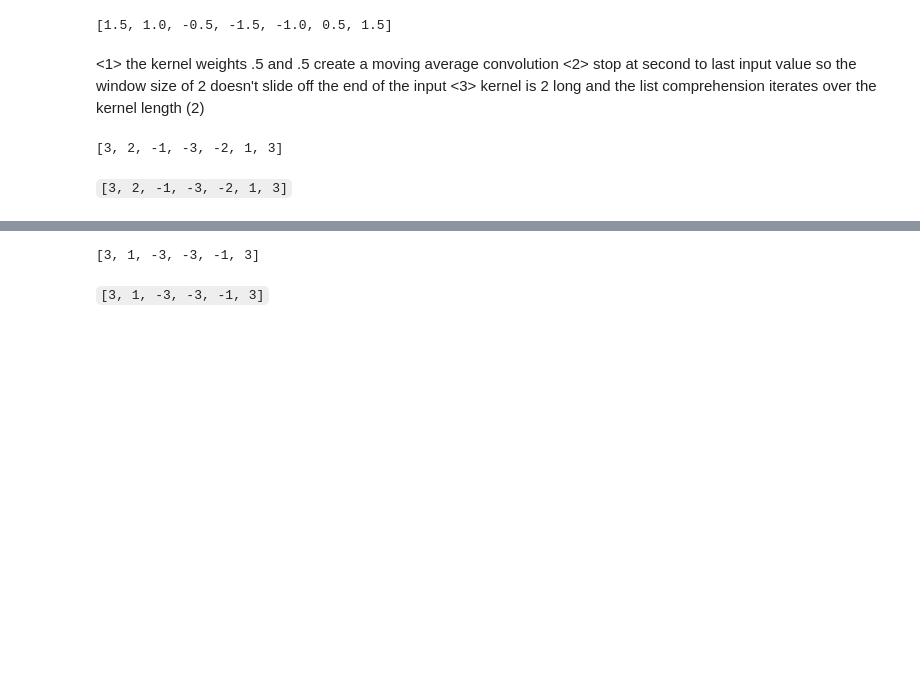
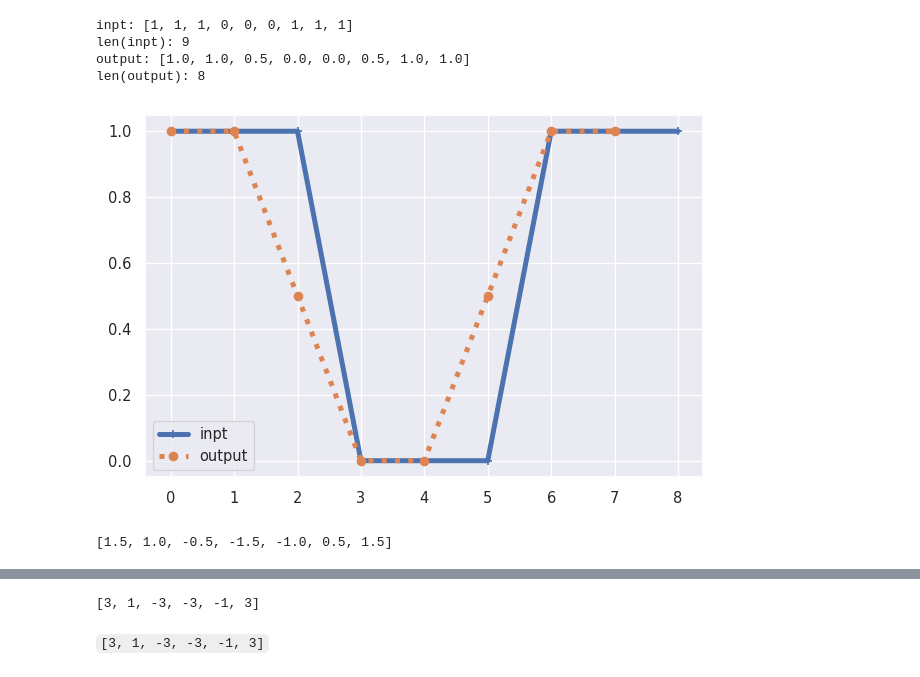
Before and after one commit to kiranraathod/nlpia2, a Jupyter notebook: src/nlpia2/ch07/ch07.ipynb, the cells around one changed output, grey strips where cells are left out. Drawn from its saved outputs; the diff is of its cells as text; code cells hidden in the pictures; blank space fills up the shorter version.

```diff
--- a/src/nlpia2/ch07/ch07.ipynb
+++ b/src/nlpia2/ch07/ch07.ipynb
@@ -0,0 +18,37 @@
+# %%
+kernel = [.5, .5]  # <1>
+inpt = [1, 1, 1, 0, 0, 0, 1, 1, 1]
+
+output = []
+for i in range(len(inpt) - 1):  # <2>
+    z = 0
+    for k, weight in enumerate(kernel):
+        z = z + weight * inpt[i + k]
+    output.append(z)
+
+print(f'inpt: {inpt}')
+print(f'len(inpt): {len(inpt)}')
+print(f'output: {output}')
+print(f'len(output): {len(output)}')
+# %% [output]
+inpt: [1, 1, 1, 0, 0, 0, 1, 1, 1]
+len(inpt): 9
+output: [1.0, 1.0, 0.5, 0.0, 0.0, 0.5, 1.0, 1.0]
+len(output): 8
+# %%
+# .Listing 7.L Plot square wave input and output signals
+
+import pandas as pd
+from matplotlib import pyplot as plt
+plt.rcParams['figure.dpi'] = 120 # <1>
+
+import seaborn as sns
+sns.set_theme('paper')  # <2>
+
+df = pd.DataFrame([inpt, output], index=['inpt', 'output']).T
+ax = df.plot(style=['+-', 'o:'], linewidth=3)
+
+# <1> the default figure dpi is usually 75, so 120 increases the size of figures
+# <2> 'talk', 'notebook', 'paper', or 'poster'
+# %% [output]
+[figure, added]
@@ -13,12 +75,2 @@ output
 # %% [output]
 [1.5, 1.0, -0.5, -1.5, -1.0, 0.5, 1.5]
-# %% [markdown]
-<1> the kernel weights .5 and .5 create a moving average convolution
-<2> stop at second to last input value so the window size of 2 doesn't slide off the end of the input
-<3> kernel is 2 long and the list comprehension iterates over the kernel length (2)
-# %%
-output
-# %% [output]
-[3, 2, -1, -3, -2, 1, 3]
-# %% [markdown]
-`[3, 2, -1, -3, -2, 1, 3]`
```
Also changed, not shown: parts of 29 cells of this notebook, 12 other files.
